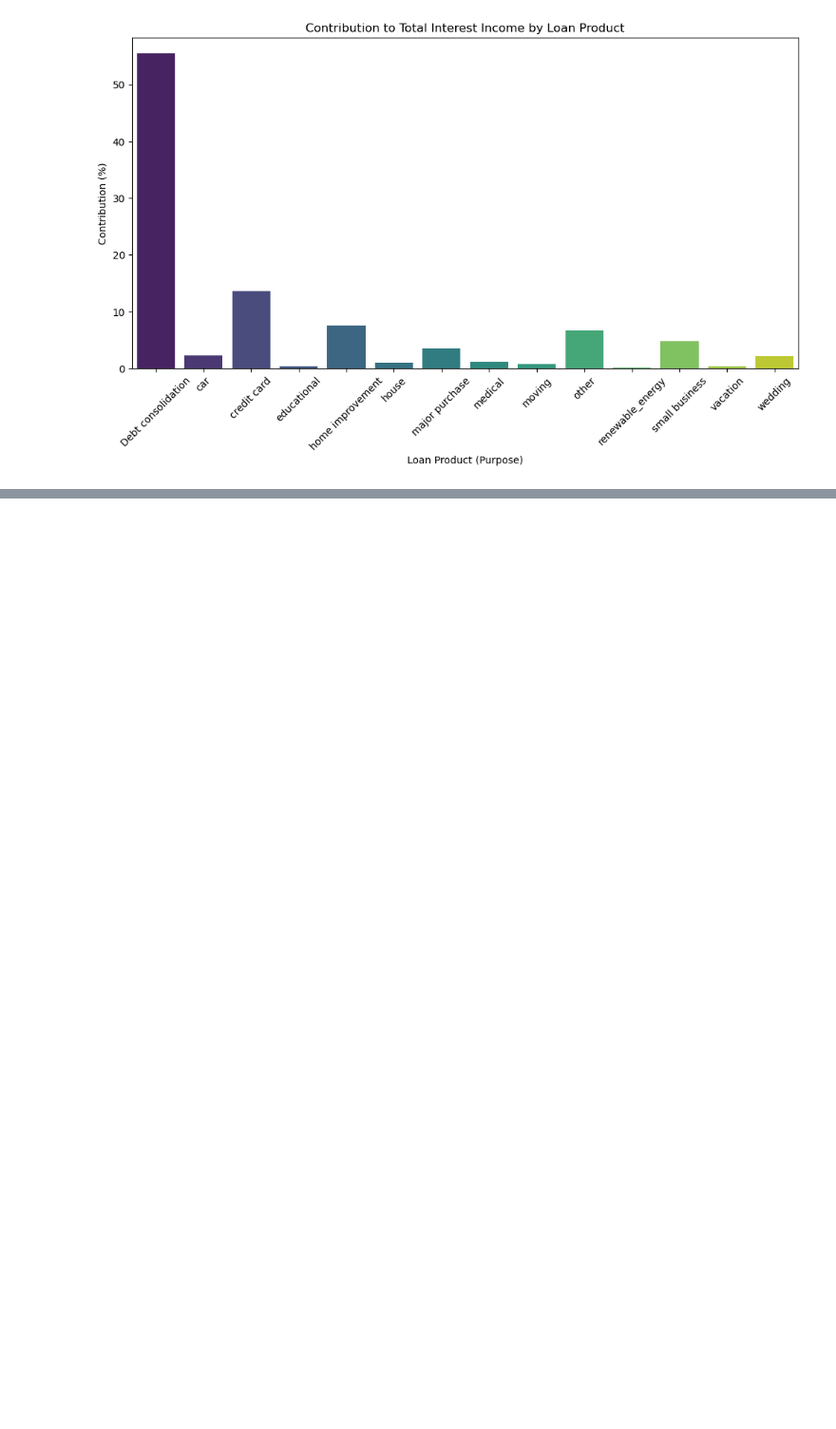
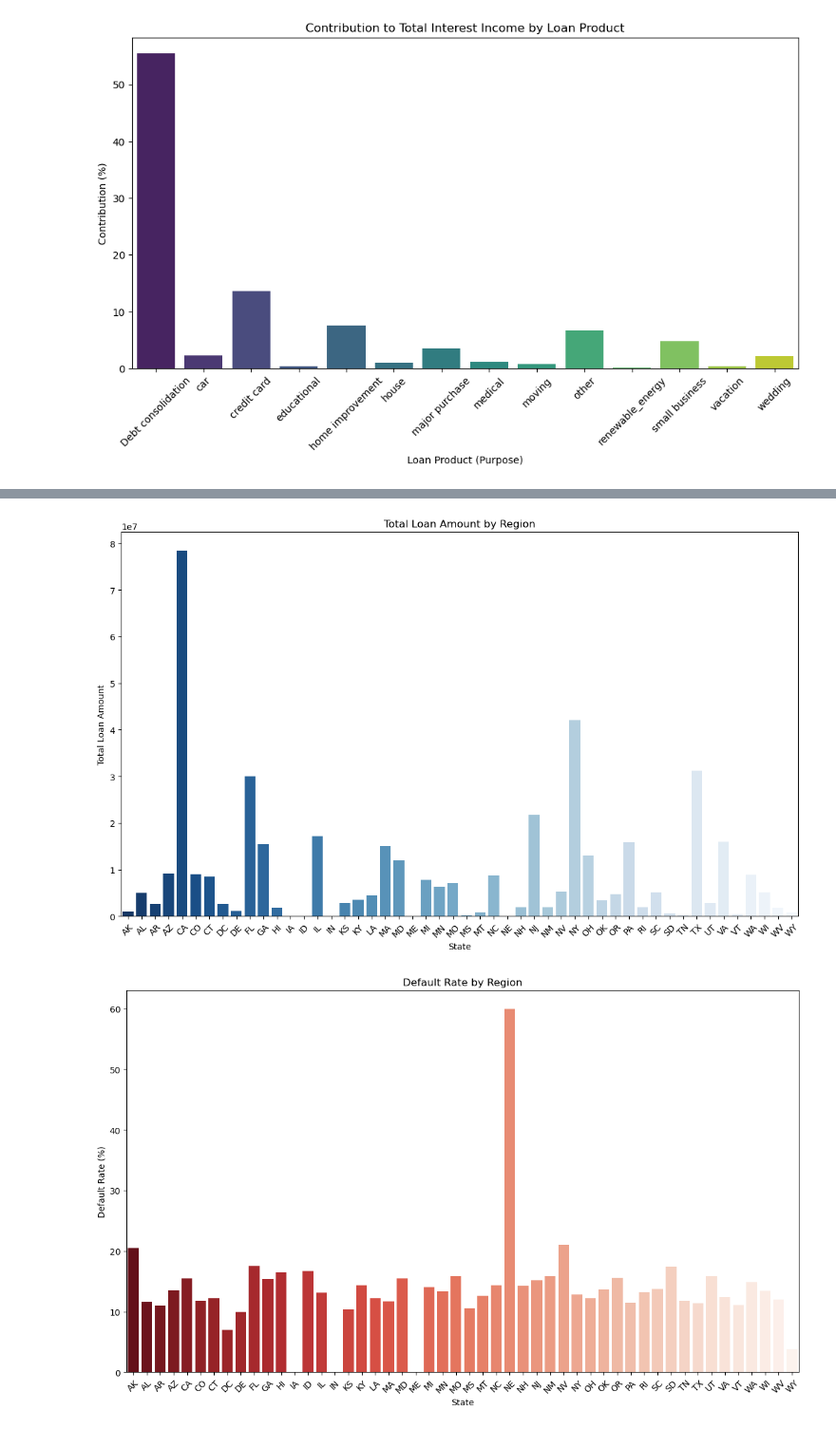
Before and after one commit to noe2019/Smart-Lending, a Jupyter notebook: Notebooks/EDA.ipynb, the cells around one changed output, grey strips where cells are left out. Shown at 95% size. Cells and saved outputs as stored; diff of their text form; code cells hidden in the pictures; blank space fills up the shorter version.

Commit message:
Added more images

```diff
--- a/Notebooks/EDA.ipynb
+++ b/Notebooks/EDA.ipynb
@@ -553,3 +553,68 @@ vacation                         0.108753                      0.385479
 renewable_energy                 0.114963                      0.173260
 [figure]
 [figure]
+# %%
+import pandas as pd
+import numpy as np
+import matplotlib.pyplot as plt
+import seaborn as sns
+
+# Ensure relevant columns are numeric
+df['loan_amount'] = pd.to_numeric(df['loan_amount'], errors='coerce')
+df['int_rate'] = pd.to_numeric(df['int_rate'], errors='coerce')
+df['total_payment'] = pd.to_numeric(df['total_payment'], errors='coerce')
+
+# Define a function to categorize loan performance
+def categorize_performance(status):
+    if 'Fully Paid' in status or 'Current' in status:
+        return 'Good'
+    elif 'Charged Off' in status or 'Default' in status or 'Late' in status:
+        return 'Poor'
+    else:
+        return 'Moderate'
+
+# Apply the performance categorization
+df['performance_category'] = df['loan_status'].apply(categorize_performance)
+
+# Group by region to calculate key metrics
+regional_performance = df.groupby('address_state').agg(
+    total_loan_amount=pd.NamedAgg(column='loan_amount', aggfunc='sum'),
+    average_loan_amount=pd.NamedAgg(column='loan_amount', aggfunc='mean'),
+    average_interest_rate=pd.NamedAgg(column='int_rate', aggfunc='mean'),
+    number_of_loans=pd.NamedAgg(column='loan_status', aggfunc='count'),
+    default_rate=pd.NamedAgg(
+        column='performance_category', aggfunc=lambda x: (x == 'Poor').mean() * 100
+    )
+).reset_index()
+
+# Display regional performance metrics
+print("\nRegional performance metrics:")
+print(regional_performance.sort_values(by='total_loan_amount', ascending=False))
+
+# Plot total loan amount by region
+plt.figure(figsize=(14, 8))
+sns.barplot(data=regional_performance, x='address_state', y='total_loan_amount', palette='Blues_r')
+plt.title('Total Loan Amount by Region')
+plt.xlabel('State')
+plt.ylabel('Total Loan Amount')
+plt.xticks(rotation=45)
+plt.show()
+
+# Plot default rate by region
+plt.figure(figsize=(14, 8))
+sns.barplot(data=regional_performance, x='address_state', y='default_rate', palette='Reds_r')
+plt.title('Default Rate by Region')
+plt.xlabel('State')
+plt.ylabel('Default Rate (%)')
+plt.xticks(rotation=45)
+plt.show()
+
+# Plot average interest rate by region
+plt.figure(figsize=(14, 8))
+sns.barplot(data=regional_performance, x='address_state', y='average_interest_rate', palette='Greens_r')
+plt.title('Average Interest Rate by Region')
+plt.xlabel('State')
+plt.ylabel('Average Interest Rate (%)')
+plt.xticks(rotation=45)
+plt.show()
+# %% [output]
@@ -555,0 +638,2 @@ renewable_energy                 0.114963                      0.173260
+[figure, added]
+[figure, added]
```
Also changed, not shown: parts of 1 cell of this notebook.
